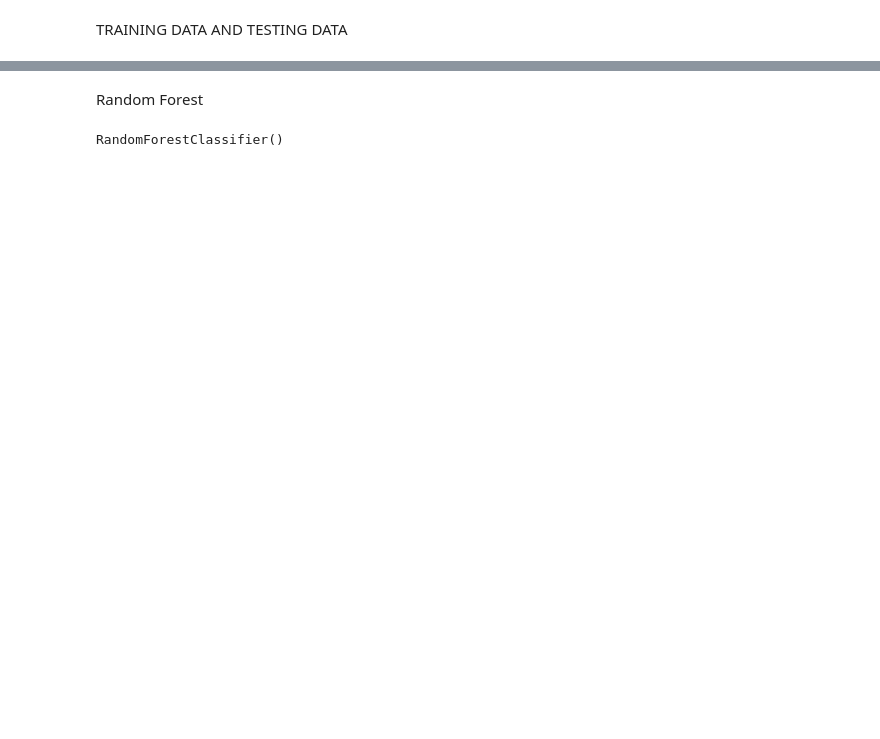
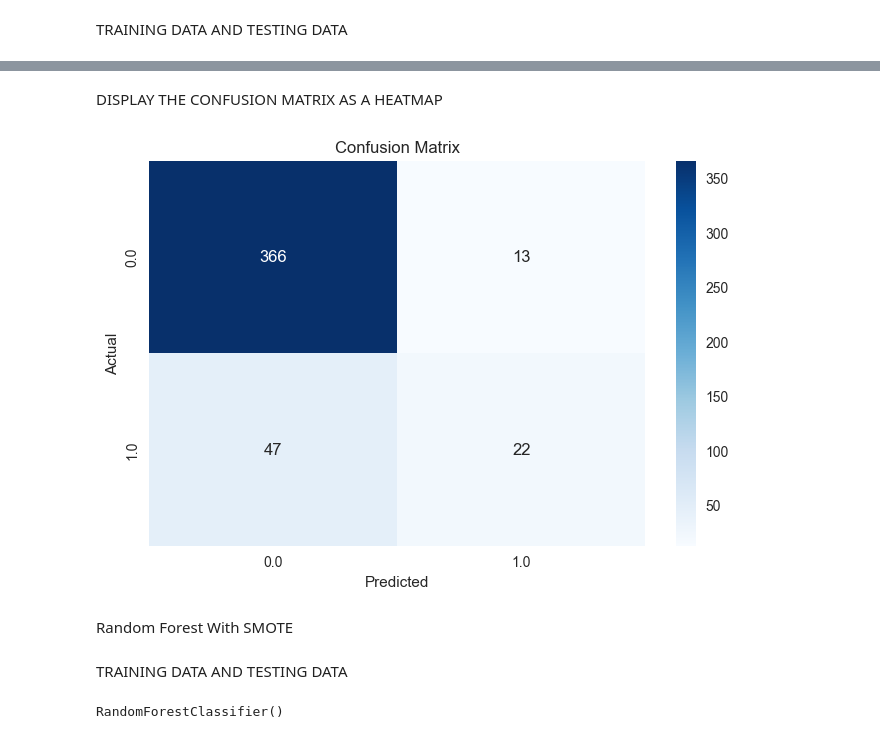
Before and after one commit to Darfito/UAS-AVD, a Jupyter notebook: customer-personality-analysis-RF-knn.ipynb, the cells around one changed output, grey strips where cells are left out. Drawn from its saved outputs; the diff is of its cells as text; code cells hidden in the pictures; blank space fills up the shorter version.

Commit message:
RF smote

```diff
--- a/customer-personality-analysis-RF-knn.ipynb
+++ b/customer-personality-analysis-RF-knn.ipynb
@@ -572,0 +576,3 @@ RandomForestClassifier()
+# %%
+forest = RandomForestClassifier()
+forest.fit(train_X,train_y)
@@ -572,0 +624,10 @@ RandomForestClassifier()
+# %%
+# Train the model
+# Create an instance of RandomForestClassifier
+rf_classifier = RandomForestClassifier()
+
+# Fit the classifier to your training data
+rf_classifier.fit(train_X, train_y)
+
+# Predict using the same instance
+y_pred = rf_classifier.predict(test_X)
@@ -572,0 +636,7 @@ RandomForestClassifier()
+# %%
+
+# Assuming y_pred and test_y are already defined
+accuracy = accuracy_score(test_y, y_pred)
+print("Accuracy: ", accuracy)
+print("Classification Report:\n", classification_report(test_y, y_pred))
+cm = confusion_matrix(test_y, y_pred)
@@ -573,2 +654,13 @@ RandomForestClassifier()
+# %% [markdown]
+DISPLAY THE CONFUSION MATRIX AS A HEATMAP
+# %%
+plt.figure(figsize=(8, 5))
+plt.title('Confusion Matrix')
+sns.heatmap(cm, annot=True, fmt=".0f", cmap="Blues", xticklabels=np.unique(y), yticklabels=np.unique(y))
+plt.xlabel('Predicted')
+plt.ylabel('Actual')
+plt.show()
+# %% [output]
+[figure, added]
 # %% [markdown]
-Random Forest
+Random Forest With SMOTE
@@ -574,0 +671,2 @@ Random Forest
+# %% [markdown]
+TRAINING DATA AND TESTING DATA
```
Also changed, not shown: parts of 24 cells of this notebook.
